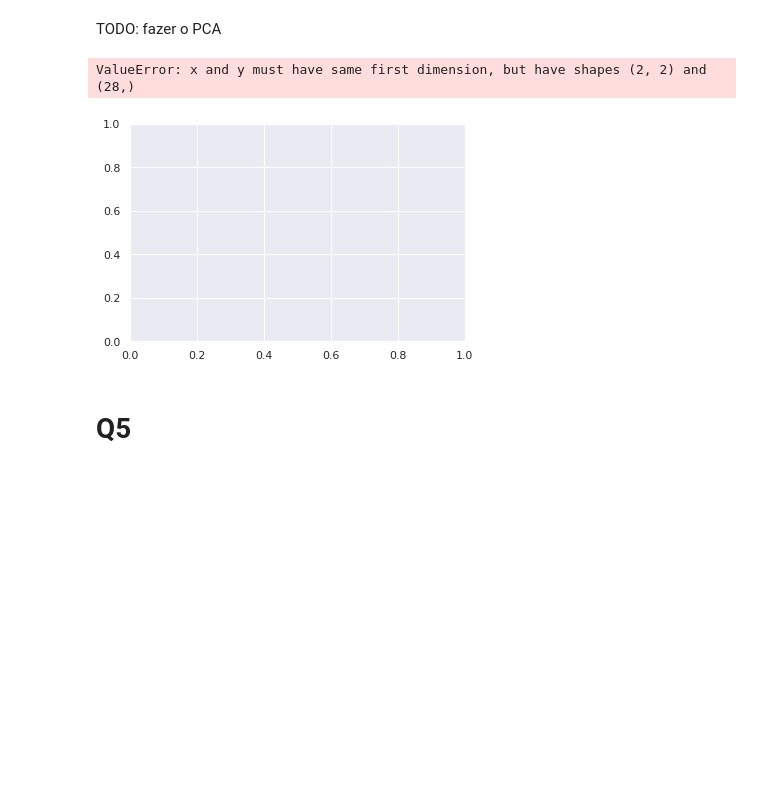
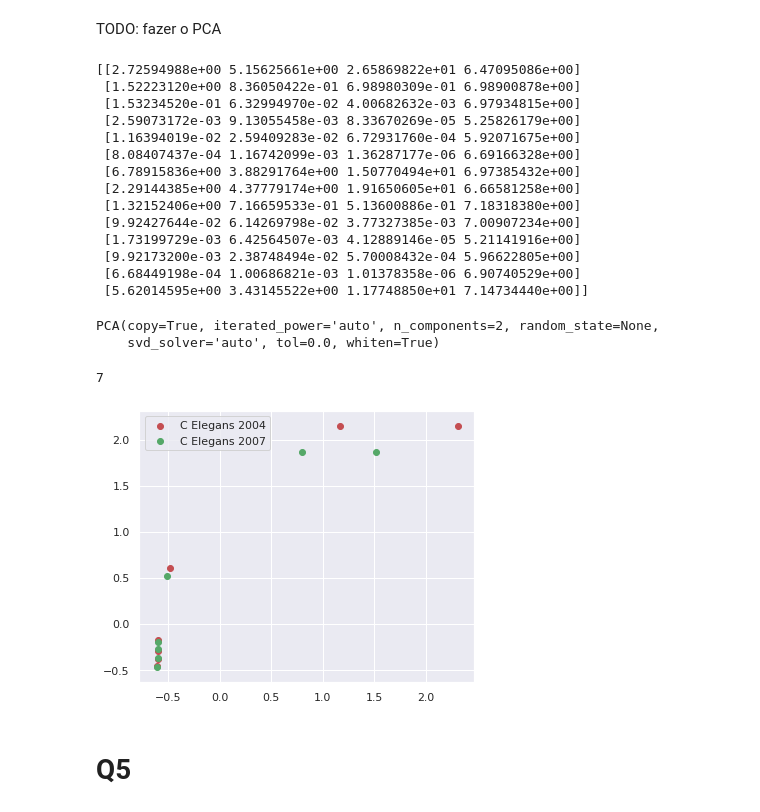
Before and after one commit to gmelodie/Complex-Networks, a Jupyter notebook: lista2/lista2.ipynb, the cells around one changed output. Drawn from its saved outputs; the diff is of its cells as text; code cells hidden in the pictures; blank space fills up the shorter version.

```diff
--- a/lista2/lista2.ipynb
+++ b/lista2/lista2.ipynb
@@ -415,14 +414,56 @@ q4nets = ["C Elegans 2004", "C Elegans 2007"]
 
 features = []
 for net in q4nets:
-    features.append(q4measures(q4centralities(net)))
+    q4measures(q4centralities(net), features)
 # %% [markdown]
 TODO: fazer o PCA
 # %%
-plot_pca(np.array(features))
+features = np.array(features)
+print(features)
 # %% [output]
-ValueError: x and y must have same first dimension, but have shapes (2, 2) and (28,)
+[[2.72594988e+00 5.15625661e+00 2.65869822e+01 6.47095086e+00]
+ [1.52223120e+00 8.36050422e-01 6.98980309e-01 6.98900878e+00]
+ [1.53234520e-01 6.32994970e-02 4.00682632e-03 6.97934815e+00]
+ [2.59073172e-03 9.13055458e-03 8.33670269e-05 5.25826179e+00]
+ [1.16394019e-02 2.59409283e-02 6.72931760e-04 5.92071675e+00]
+ [8.08407437e-04 1.16742099e-03 1.36287177e-06 6.69166328e+00]
+ [6.78915836e+00 3.88291764e+00 1.50770494e+01 6.97385432e+00]
+ [2.29144385e+00 4.37779174e+00 1.91650605e+01 6.66581258e+00]
+ [1.32152406e+00 7.16659533e-01 5.13600886e-01 7.18318380e+00]
+ [9.92427644e-02 6.14269798e-02 3.77327385e-03 7.00907234e+00]
+ [1.73199729e-03 6.42564507e-03 4.12889146e-05 5.21141916e+00]
+ [9.92173200e-03 2.38748494e-02 5.70008432e-04 5.96622805e+00]
+ [6.68449198e-04 1.00686821e-03 1.01378358e-06 6.90740529e+00]
+ [5.62014595e+00 3.43145522e+00 1.17748850e+01 7.14734440e+00]]
-[figure, removed]
+# %%
+pca = PCA(n_components=2, whiten=True)
+pca.fit(features)
+# %% [output]
+PCA(copy=True, iterated_power='auto', n_components=2, random_state=None,
+    svd_solver='auto', tol=0.0, whiten=True)
+# %%
+X_pca = pca.transform(np.array(features))
+target_ids = range(2)
+
+plt.figure(figsize=(6, 5))
+
+arr_half = len(features)//2
+print(arr_half)
+
+plt.scatter(X_pca[0, 0], X_pca[i, 1], c='r', label="C Elegans 2004")
+
+plt.scatter(X_pca[arr_half, 0], X_pca[arr_half+i, 1], c='g', label="C Elegans 2007")
+
+for i in range(1, arr_half):
+    plt.scatter(X_pca[i, 0], X_pca[i, 1], c='r')
+
+    plt.scatter(X_pca[arr_half + i, 0], X_pca[arr_half+i, 1], c='g')
+
+plt.legend()
+plt.show()
+# %% [output]
+7
+[figure, added]
 # %% [markdown]
 # Q5
 # %%
```
Also changed, not shown: parts of 2 cells of this notebook.
